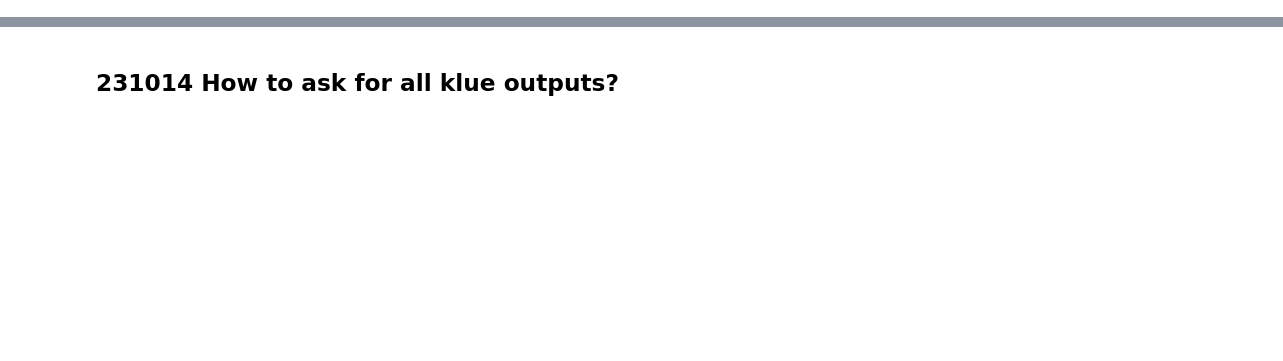
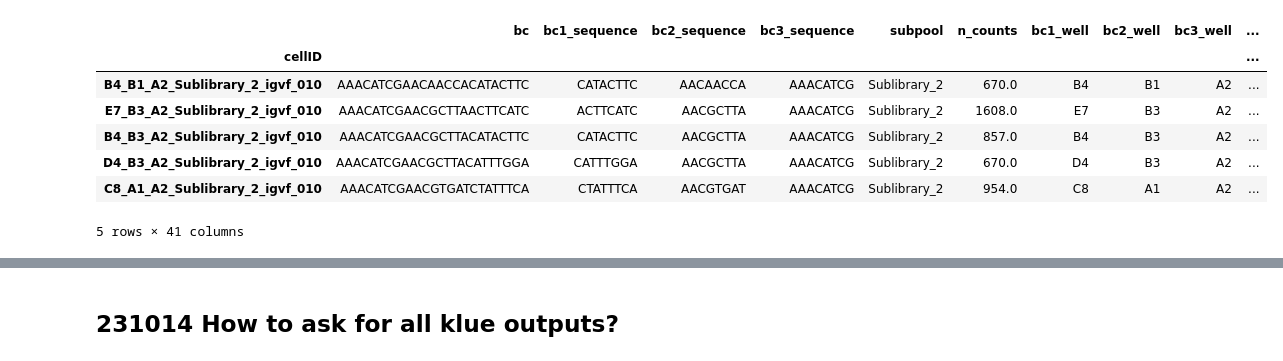
Before and after one commit to mortazavilab/parse_pipeline, a Jupyter notebook: snakemake/snakemake_dev.ipynb, the cells around one changed output, grey strips where cells are left out. Cells and saved outputs as stored; diff of their text form; code cells hidden in the pictures; blank space fills up the shorter version.

```diff
--- a/snakemake/snakemake_dev.ipynb
+++ b/snakemake/snakemake_dev.ipynb
@@ -12,0 +48,11 @@ with open(config_file) as f:
+# %%
+adata.obs.head()
+# %% [output]
+|  | bc | bc1_sequence | bc2_sequence | bc3_sequence | subpool | n_counts | bc1_well | bc2_well | bc3_well | ... |
+| cellID |  |  |  |  |  |  |  |  |  | ... |
+| B4_B1_A2_Sublibrary_2_igvf_010 | AAACATCGAACAACCACATACTTC | CATACTTC | AACAACCA | AAACATCG | Sublibrary_2 | 670.0 | B4 | B1 | A2 | ... |
+| E7_B3_A2_Sublibrary_2_igvf_010 | AAACATCGAACGCTTAACTTCATC | ACTTCATC | AACGCTTA | AAACATCG | Sublibrary_2 | 1608.0 | E7 | B3 | A2 | ... |
+| B4_B3_A2_Sublibrary_2_igvf_010 | AAACATCGAACGCTTACATACTTC | CATACTTC | AACGCTTA | AAACATCG | Sublibrary_2 | 857.0 | B4 | B3 | A2 | ... |
+| D4_B3_A2_Sublibrary_2_igvf_010 | AAACATCGAACGCTTACATTTGGA | CATTTGGA | AACGCTTA | AAACATCG | Sublibrary_2 | 670.0 | D4 | B3 | A2 | ... |
+| C8_A1_A2_Sublibrary_2_igvf_010 | AAACATCGAACGTGATCTATTTCA | CTATTTCA | AACGTGAT | AAACATCG | Sublibrary_2 | 954.0 | C8 | A1 | A2 | ... |
+5 rows × 41 columns
```
Also changed, not shown: parts of 10 cells of this notebook, 2 other files.
